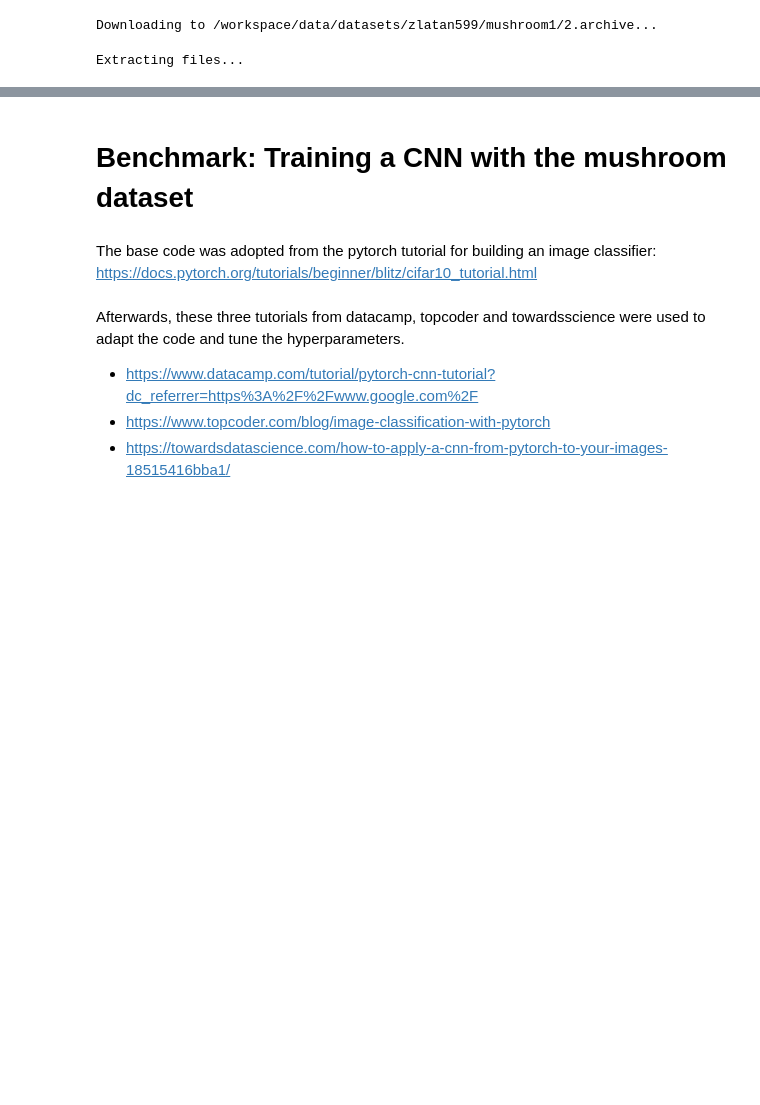
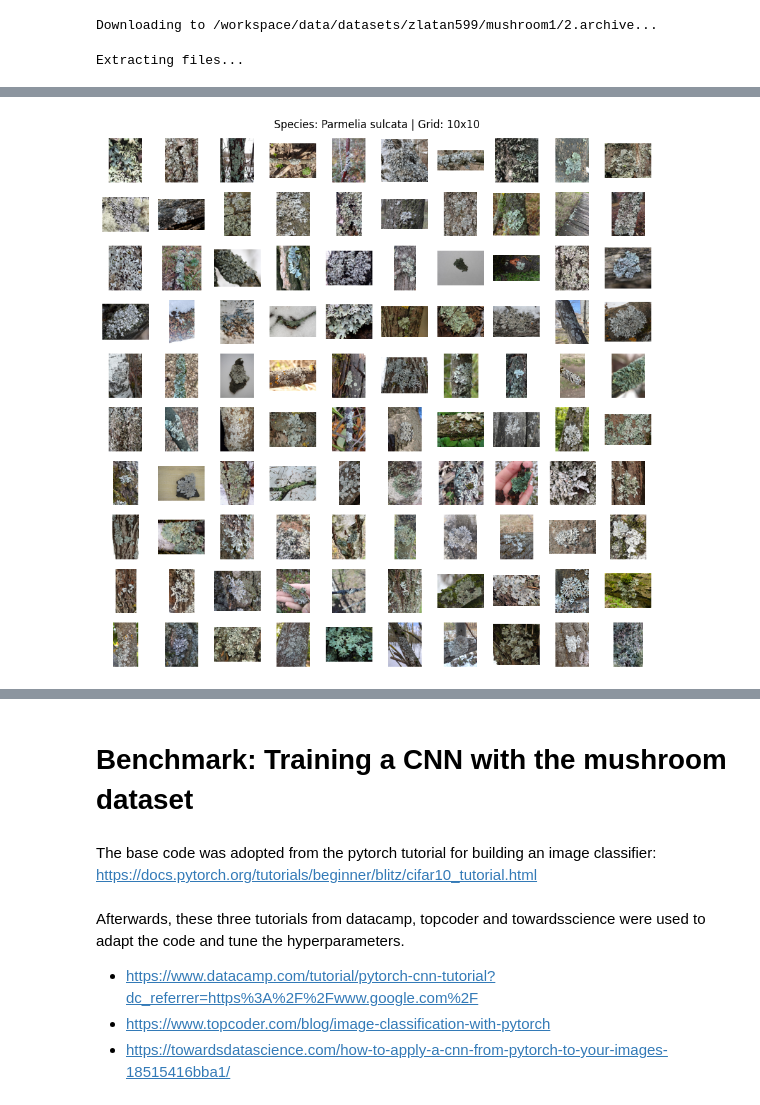
Before and after one commit to crispinlang/CO5_image_classification_project, a Jupyter notebook: project.ipynb, the cells around one changed output, grey strips where cells are left out. Drawn from its saved outputs; the diff is of its cells as text; code cells hidden in the pictures; blank space fills up the shorter version.

```diff
--- a/project.ipynb
+++ b/project.ipynb
@@ -14,0 +39,7 @@ Extracting files...
+# %%
+from src.inspection import preview_specimens
+
+preview_specimens_report = preview_specimens(10, "Parmelia sulcata")
+preview_specimens_report
+# %% [output]
+[figure, added]
```
Also changed, not shown: parts of 5 cells of this notebook.
